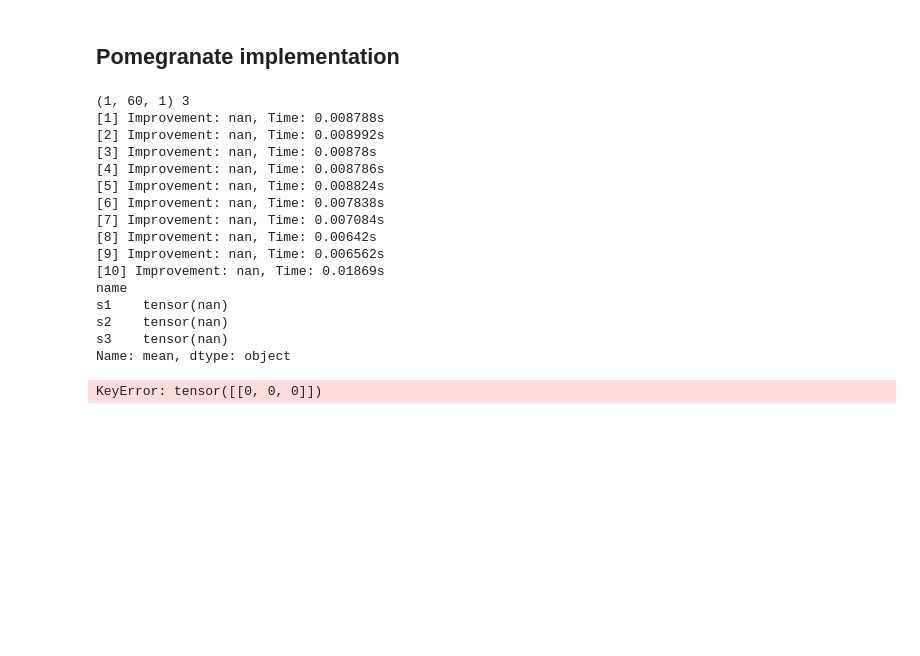
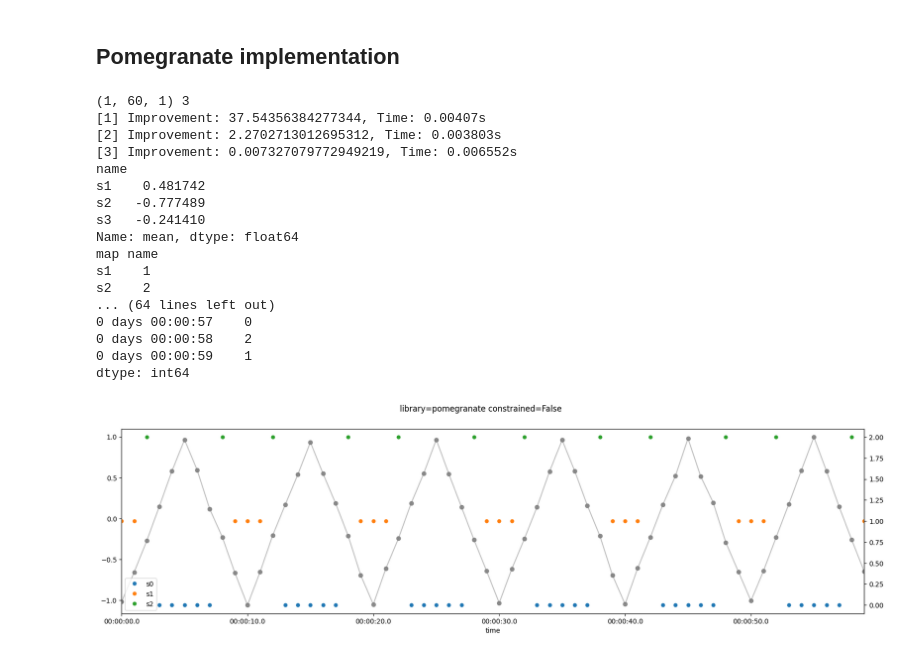
Before and after one commit to jonnor/machinehearing, a Jupyter notebook: handson/constrained-hmm/ConstrainedHMM.ipynb, the cells around one changed output. Drawn from its saved outputs; the diff is of its cells as text; code cells hidden in the pictures; blank space fills up the shorter version.

Commit message:
constrained-hmm: Non-constrained works with pomegranate

```diff
--- a/handson/constrained-hmm/ConstrainedHMM.ipynb
+++ b/handson/constrained-hmm/ConstrainedHMM.ipynb
@@ -142,7 +142,7 @@ def get_parameters(model):
     for s in model.distributions:
         assert len(s.means) == 1
         #mean, std = s.distribution.parameters
-        mean = s.means[0]
+        mean = float(s.means[0])
         parameters['mean'].append(mean)
         #parameters['std'].append(std)
         parameters['name'].append(s.name)
@@ -157,8 +157,8 @@ import pomegranate
 
 
 def build_pomegranate_hmm(constrain):
-    from pomegranate.hmm import SparseHMM as HiddenMarkovModel
-    from pomegranate.distributions import Normal
+    from pomegranate.hmm import SparseHMM, DenseHMM
+    from pomegranate.distributions import Normal, Categorical
 
     s1 = Normal()
     s1.name = 's1'
@@ -168,7 +168,15 @@ def build_pomegranate_hmm(constrain):
     s3.name = 's3'
     states = [s1, s2, s3]
 
-    model = HiddenMarkovModel(verbose=True, max_iter=10)
+
+    if not constrain:
+        # edges=numpy.ones(3,3), starts=[0.1, 0.1], ends=[0.1, 0.2],
+        model = DenseHMM(states, verbose=True, max_iter=10)
+        #model.add_distributions(states)
+        return model
+
+    # FIXME: initialize all edges (to zero), then add the allowed
+    model = SparseHMM(verbose=True, max_iter=10)
     model.add_distributions([s1, s2, s3])
     #model.add_states(states)
 
@@ -202,56 +210,63 @@ def test_pomegranate_model(X, constrain):
 
     #tensor = torch.from_numpy(numpy.expand_dims(X.values, 1))
     tensor = numpy.expand_dims(numpy.expand_dims(X.values, -1), 0)
-    #tensor = torch.randn(100, 50, 2)
+    #tensor = torch.randn(100, 50, 1)
 
     # Chose model
     model = build_pomegranate_hmm(constrain=constrain)
 
     # Estimate states
     print(tensor.shape, len(tensor.shape))
 
 
     model.fit(X=tensor)
 
     #model.plot() # XXX: when enabled, messes up the other plots!?!?
 
 
     # sort states based on their value
     means = get_parameters(model)['mean']
     print(means)
 
     #return model # XXX
 
-    mapping = numpy.argsort(means)
-    inv_mapping = numpy.argsort(mapping)
+    mapping = means.argsort()
+    #inv_mapping = numpy.argsort(mapping)
+    #print('inv map', inv_mapping)
+    print('map', mapping)
 
-    scores = model.predict_proba(X=tensor)
-    #print(scores)
-    states = inv_mapping[numpy.argmax(scores, axis=1)].values
+    scores = model.predict_proba(X=tensor)[0]
+    print(scores.shape)
+    c  = numpy.argmax(scores, axis=1)
+    print(c)
+    states = c
+    #states = inv_mapping[c].values
     states = pandas.Series(states, index=X.index)
+    print(states)
 
     # Visualize data and results
     plot_data(X, states=states, title=f'library=pomegranate constrained={constrain}')
 
 
 #test_pomegranate_model(X, constrain=False)
-m = test_pomegranate_model(X, constrain=True)
+m = test_pomegranate_model(X, constrain=False)
 m
 # %% [output]
 (1, 60, 1) 3
-[1] Improvement: nan, Time: 0.008788s
-[2] Improvement: nan, Time: 0.008992s
-[3] Improvement: nan, Time: 0.00878s
-[4] Improvement: nan, Time: 0.008786s
-[5] Improvement: nan, Time: 0.008824s
-[6] Improvement: nan, Time: 0.007838s
-[7] Improvement: nan, Time: 0.007084s
-[8] Improvement: nan, Time: 0.00642s
-[9] Improvement: nan, Time: 0.006562s
-[10] Improvement: nan, Time: 0.01869s
+[1] Improvement: 37.54356384277344, Time: 0.00407s
+[2] Improvement: 2.2702713012695312, Time: 0.003803s
+[3] Improvement: 0.007327079772949219, Time: 0.006552s
 name
-s1    tensor(nan)
-s2    tensor(nan)
-s3    tensor(nan)
-Name: mean, dtype: object
+s1    0.481742
+s2   -0.777489
+s3   -0.241410
+Name: mean, dtype: float64
+map name
+s1    1
+s2    2
+... (64 lines left out)
+0 days 00:00:57    0
+0 days 00:00:58    2
+0 days 00:00:59    1
+dtype: int64
-KeyError: tensor([[0, 0, 0]])
+[figure, added]
```
Also changed, not shown: parts of 5 cells of this notebook.
